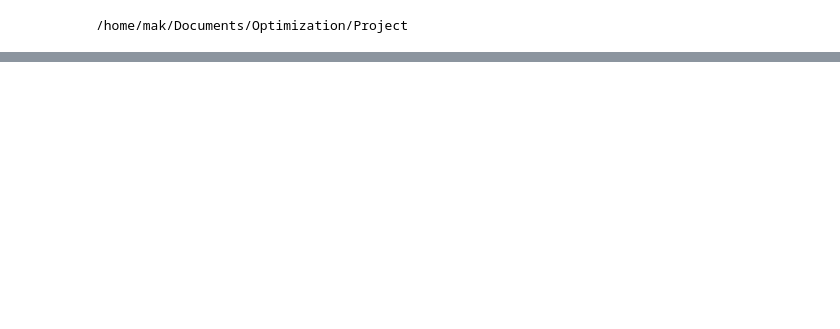
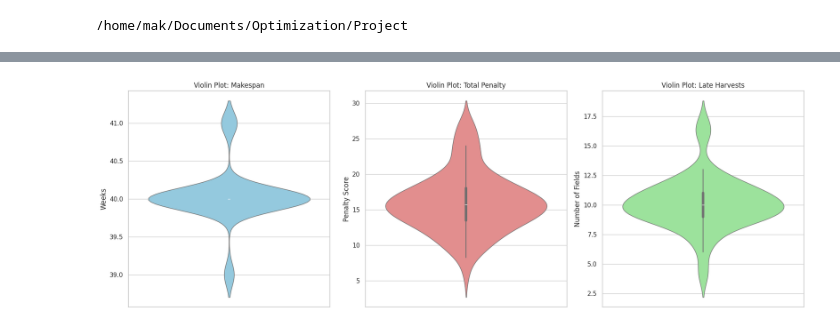
Before and after one commit to MubarizKhan/corn-planting-harvesting-optimization, a Jupyter notebook: src/simulation/monteCarlov2.ipynb, the cells around one changed output, grey strips where cells are left out. Drawn from its saved outputs; the diff is of its cells as text; code cells hidden in the pictures; blank space fills up the shorter version.

```diff
--- a/src/simulation/monteCarlov2.ipynb
+++ b/src/simulation/monteCarlov2.ipynb
@@ -204,0 +560,52 @@ single_result
+# %%
+import matplotlib.pyplot as plt
+import seaborn as sns
+
+# Filter only valid Monte Carlo runs
+clean_results = results_df.dropna(subset=["makespan", "total_penalty", "late_harvests"])
+
+sns.set(style="whitegrid")
+
+# Set up the violin plots
+fig, axes = plt.subplots(1, 3, figsize=(18, 6))
+
+# ---------------------------------------------------------
+# Violin Plot: Makespan
+# ---------------------------------------------------------
+sns.violinplot(
+    ax=axes[0],
+    y=clean_results["makespan"],
+    color="skyblue",
+    linewidth=1
+)
+axes[0].set_title("Violin Plot: Makespan")
+axes[0].set_ylabel("Weeks")
+
+# ---------------------------------------------------------
+# Violin Plot: Total Penalty
+# ---------------------------------------------------------
+sns.violinplot(
+    ax=axes[1],
+    y=clean_results["total_penalty"],
+    color="lightcoral",
+    linewidth=1
+)
+axes[1].set_title("Violin Plot: Total Penalty")
+axes[1].set_ylabel("Penalty Score")
+
+# ---------------------------------------------------------
+# Violin Plot: Late Harvests
+# ---------------------------------------------------------
+sns.violinplot(
+    ax=axes[2],
+    y=clean_results["late_harvests"],
+    color="lightgreen",
+    linewidth=1
+)
+axes[2].set_title("Violin Plot: Late Harvests")
+axes[2].set_ylabel("Number of Fields")
+
+plt.tight_layout()
+plt.show()
+# %% [output]
+[figure, added]
```
Also changed, not shown: parts of 23 cells of this notebook, 11 other files.
